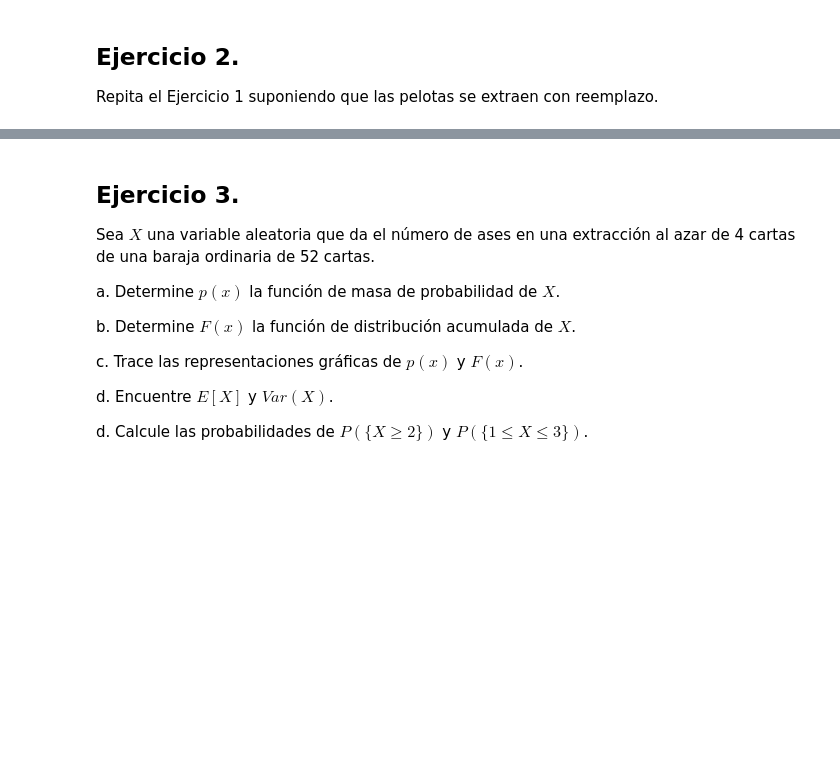
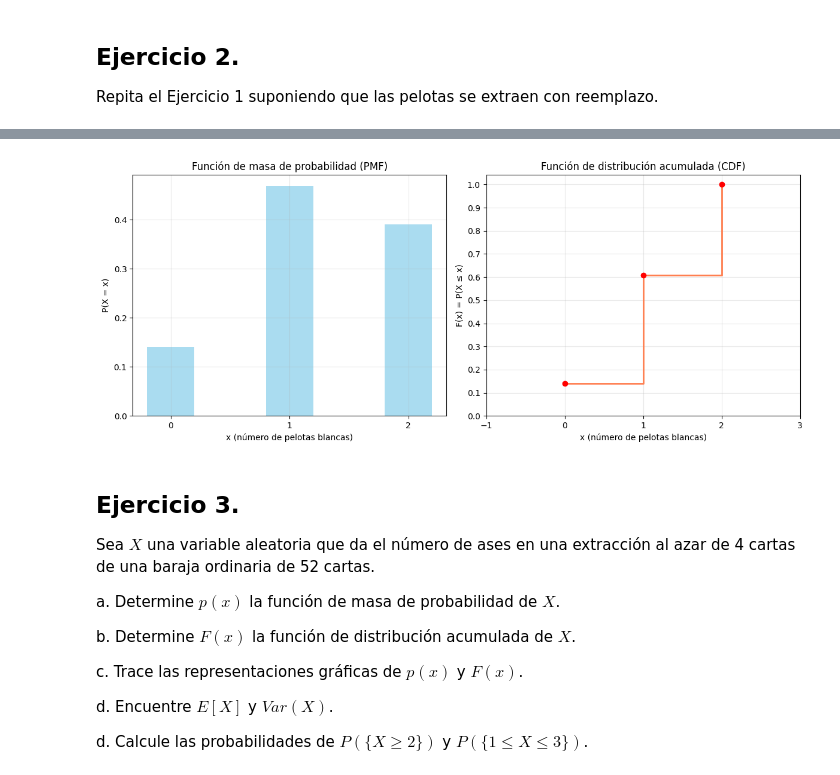
Before and after one commit to JavierBenitez112/Laboratorio-3---Variables-aleatorias, a Jupyter notebook: MM3014 - Lab 3 - Variables aleatorias.ipynb, the cells around one changed output, grey strips where cells are left out. Saved outputs shown, nothing was run; the diff lists cells and outputs as text; code cells hidden in the pictures; blank space fills up the shorter version.

```diff
--- a/MM3014 - Lab 3 - Variables aleatorias.ipynb
+++ b/MM3014 - Lab 3 - Variables aleatorias.ipynb
@@ -123,3 +112,87 @@ Var(X) = 0.4018
 ## Ejercicio 2.
 
 Repita el Ejercicio 1 suponiendo que las pelotas se extraen con reemplazo.
+# %%
+import numpy as np
+import matplotlib.pyplot as plt
+from scipy.stats import binom
+import sympy as sy
+
+# Datos del problema
+n_blancas = 5     # Número de pelotas blancas
+n_rojas = 3       # Número de pelotas rojas
+total = n_blancas + n_rojas  # Total de pelotas
+n_extracciones = 2  # Número de pelotas extraídas
+
+# En este caso, con reemplazo, usamos la distribución binomial
+# n=2, p=5/8
+# Lo vimos hoy pero estaba chido entonces asi lo hice
+# donde n=extracciones, p=probabilidad de obtener una pelota blanca en cada extracción
+
+# Probabilidad de extraer una pelota blanca en un intento
+p_blanca = n_blancas / total  # = 5/8 = 0.625
+
+# a. Función de masa de probabilidad (PMF)
+# Valores posibles de X (0, 1, 2 pelotas blancas)
+x_values = np.arange(0, n_extracciones + 1)
+
+# Calculamos la PMF manualmente
+def pmf_manual(x):
+    # Calculamos PMF como: P(X=x) = C(n,x) * p^x * (1-p)^(n-x)
+    # donde C(n,k) es combinatoria n sobre k
+    comb = np.math.comb(n_extracciones, x)
+    return comb * (p_blanca**x) * ((1-p_blanca)**(n_extracciones-x))
+
+# Calculamos la PMF para cada valor posible de x
+pmf_values = [pmf_manual(x) for x in x_values]
+
+print("a. Función de masa de probabilidad (PMF):")
+for x, p in zip(x_values, pmf_values):
+    print(f"P(X = {x}) = {p:.4f}")
+
+# b. Función de distribución acumulada (CDF)
+cdf_values = np.cumsum(pmf_values)
+
+print("\nb. Función de distribución acumulada (CDF):")
+for x, F in zip(x_values, cdf_values):
+    print(f"F({x}) = {F:.4f}")
+
+# c. Representaciones gráficas de p(x) y F(x)
+plt.figure(figsize=(12, 5))
+
+# Gráfica de la PMF
+plt.subplot(1, 2, 1)
+plt.bar(x_values, pmf_values, width=0.4, alpha=0.7, color='skyblue')
+plt.title('Función de masa de probabilidad (PMF)')
+plt.xlabel('x (número de pelotas blancas)')
+plt.ylabel('P(X = x)')
+plt.xticks(x_values)
+plt.grid(alpha=0.3)
+
+# Gráfica de la CDF
+plt.subplot(1, 2, 2)
+plt.step(x_values, cdf_values, where='post', color='coral', linewidth=2)
+plt.scatter(x_values, cdf_values, color='red', zorder=5)
+plt.title('Función de distribución acumulada (CDF)')
+plt.xlabel('x (número de pelotas blancas)')
+plt.ylabel('F(x) = P(X ≤ x)')
+plt.xticks(np.arange(-1, max(x_values) + 2, 1))
+plt.yticks(np.arange(0, 1.1, 0.1))
+plt.grid(alpha=0.3)
+plt.tight_layout()
+
+# d. Esperanza y Varianza
+# Para distribución binomial:
+# E[X] = n*p
+esperanza = n_extracciones * p_blanca
+# Var(X) = n*p*(1-p)
+varianza = n_extracciones * p_blanca * (1 - p_blanca)
+
+print("\nd. Esperanza y Varianza:")
+print("Usando fórmulas de distribución binomial:")
+print(f"E[X] = n*p = {n_extracciones} * {p_blanca} = {esperanza:.4f}")
+print(f"Var(X) = n*p*(1-p) = {n_extracciones} * {p_blanca} * {1-p_blanca} = {varianza:.4f}")
+
+
+plt.show()
+# %% [output]
@@ -126,3 +213,4 @@ Repita el Ejercicio 1 suponiendo que las pelotas se extraen con reemplazo.
+[figure, added]
 # %% [markdown]
 ## Ejercicio 3.
 
```
Also changed, not shown: parts of 2 cells of this notebook.
